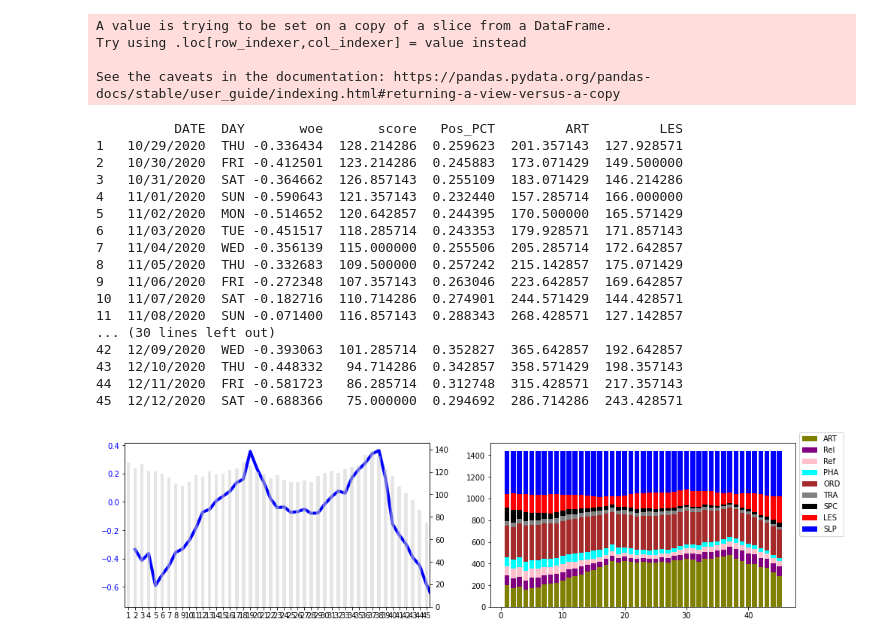
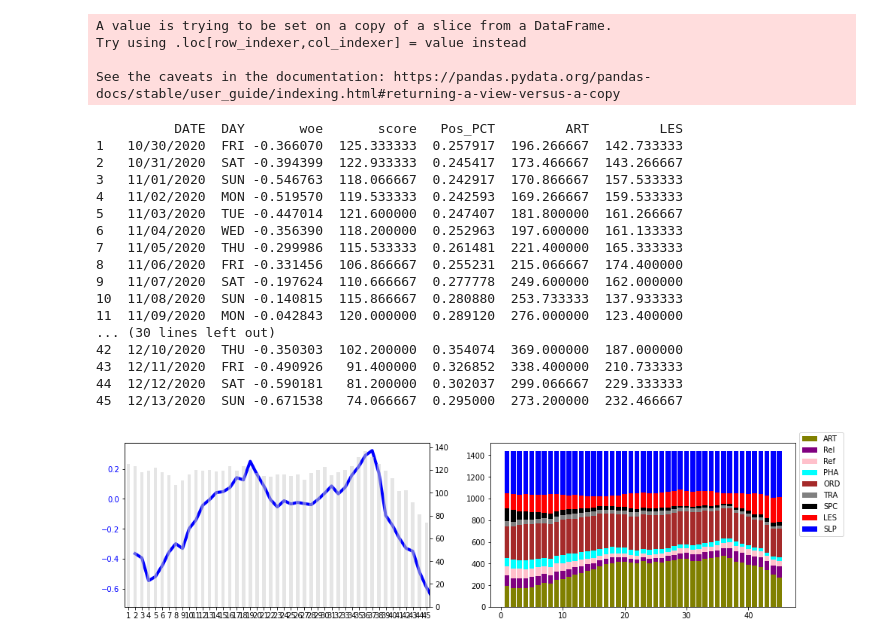
Before and after one commit to son50git/Routine-with-Python, a Jupyter notebook: StackedBar_v12.ipynb, the cells around one changed output. Saved outputs shown, nothing was run; the diff lists cells and outputs as text; code cells hidden in the pictures.

```diff
--- a/StackedBar_v12.ipynb
+++ b/StackedBar_v12.ipynb
@@ -11,7 +11,7 @@ from sklearn import preprocessing
 from google.colab import drive, files
 drive.mount("/content/drive")
 uploaded = files.upload()
-rpt_name ="Routine_rpts_20201213_1133_mac.xlsx"
+rpt_name ="Routine_rpts_20201214_1025_mac.xlsx"
 # %% [output]
 Mounted at /content/drive
 [interactive output not drawn]
@@ -80,27 +80,27 @@ def woe_and_scores(rpt_name, data_dur, roll_prd, min_periods):
   ax2.bar(bar_l, cats_df["SLP"], label="SLP", color="blue", bottom=tmp_8)
   ax2.legend(loc='center left', bbox_to_anchor=(1, 0.75))
 # %%
-woe_and_scores(rpt_name, data_dur=45, roll_prd=14, min_periods=14)
+woe_and_scores(rpt_name, data_dur=45, roll_prd=15, min_periods=15)
 # %% [output]
 A value is trying to be set on a copy of a slice from a DataFrame.
 Try using .loc[row_indexer,col_indexer] = value instead
 
 See the caveats in the documentation: https://pandas.pydata.org/pandas-docs/stable/user_guide/indexing.html#returning-a-view-versus-a-copy
           DATE  DAY       woe       score   Pos_PCT         ART         LES
-1   10/29/2020  THU -0.336434  128.214286  0.259623  201.357143  127.928571
-2   10/30/2020  FRI -0.412501  123.214286  0.245883  173.071429  149.500000
-3   10/31/2020  SAT -0.364662  126.857143  0.255109  183.071429  146.214286
-4   11/01/2020  SUN -0.590643  121.357143  0.232440  157.285714  166.000000
-5   11/02/2020  MON -0.514652  120.642857  0.244395  170.500000  165.571429
-6   11/03/2020  TUE -0.451517  118.285714  0.243353  179.928571  171.857143
-7   11/04/2020  WED -0.356139  115.000000  0.255506  205.285714  172.642857
-8   11/05/2020  THU -0.332683  109.500000  0.257242  215.142857  175.071429
-9   11/06/2020  FRI -0.272348  107.357143  0.263046  223.642857  169.642857
-10  11/07/2020  SAT -0.182716  110.714286  0.274901  244.571429  144.428571
-11  11/08/2020  SUN -0.071400  116.857143  0.288343  268.428571  127.142857
+1   10/30/2020  FRI -0.366070  125.333333  0.257917  196.266667  142.733333
+2   10/31/2020  SAT -0.394399  122.933333  0.245417  173.466667  143.266667
+3   11/01/2020  SUN -0.546763  118.066667  0.242917  170.866667  157.533333
+4   11/02/2020  MON -0.519570  119.533333  0.242593  169.266667  159.533333
+5   11/03/2020  TUE -0.447014  121.600000  0.247407  181.800000  161.266667
+6   11/04/2020  WED -0.356390  118.200000  0.252963  197.600000  161.133333
+7   11/05/2020  THU -0.299986  115.533333  0.261481  221.400000  165.333333
+8   11/06/2020  FRI -0.331456  106.866667  0.255231  215.066667  174.400000
+9   11/07/2020  SAT -0.197624  110.666667  0.277778  249.600000  162.000000
+10  11/08/2020  SUN -0.140815  115.866667  0.280880  253.733333  137.933333
+11  11/09/2020  MON -0.042843  120.000000  0.289120  276.000000  123.400000
 ... (30 lines left out)
-42  12/09/2020  WED -0.393063  101.285714  0.352827  365.642857  192.642857
-43  12/10/2020  THU -0.448332   94.714286  0.342857  358.571429  198.357143
-44  12/11/2020  FRI -0.581723   86.285714  0.312748  315.428571  217.357143
-45  12/12/2020  SAT -0.688366   75.000000  0.294692  286.714286  243.428571
+42  12/10/2020  THU -0.350303  102.200000  0.354074  369.000000  187.000000
+43  12/11/2020  FRI -0.490926   91.400000  0.326852  338.400000  210.733333
+44  12/12/2020  SAT -0.590181   81.200000  0.302037  299.066667  229.333333
+45  12/13/2020  SUN -0.671538   74.066667  0.295000  273.200000  232.466667
-[figure, old version]
+[figure, new version]
```
Also changed, not shown: parts of 1 cell of this notebook.
